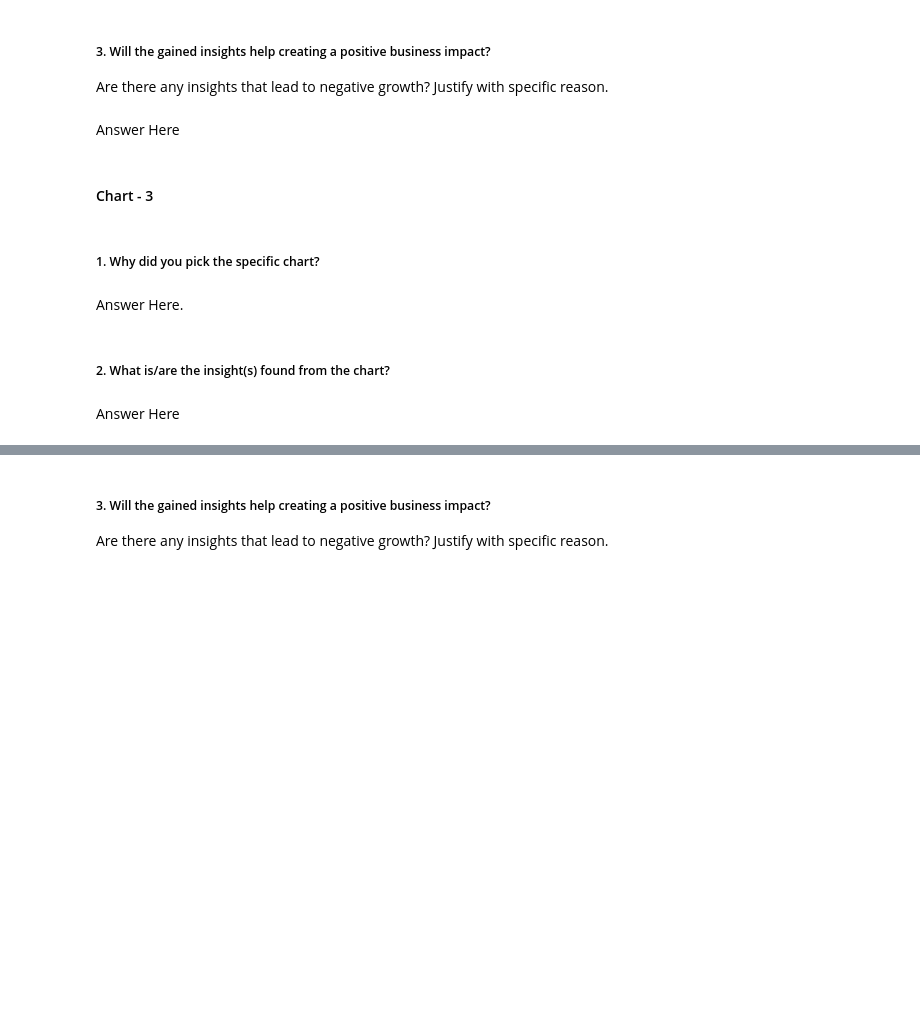
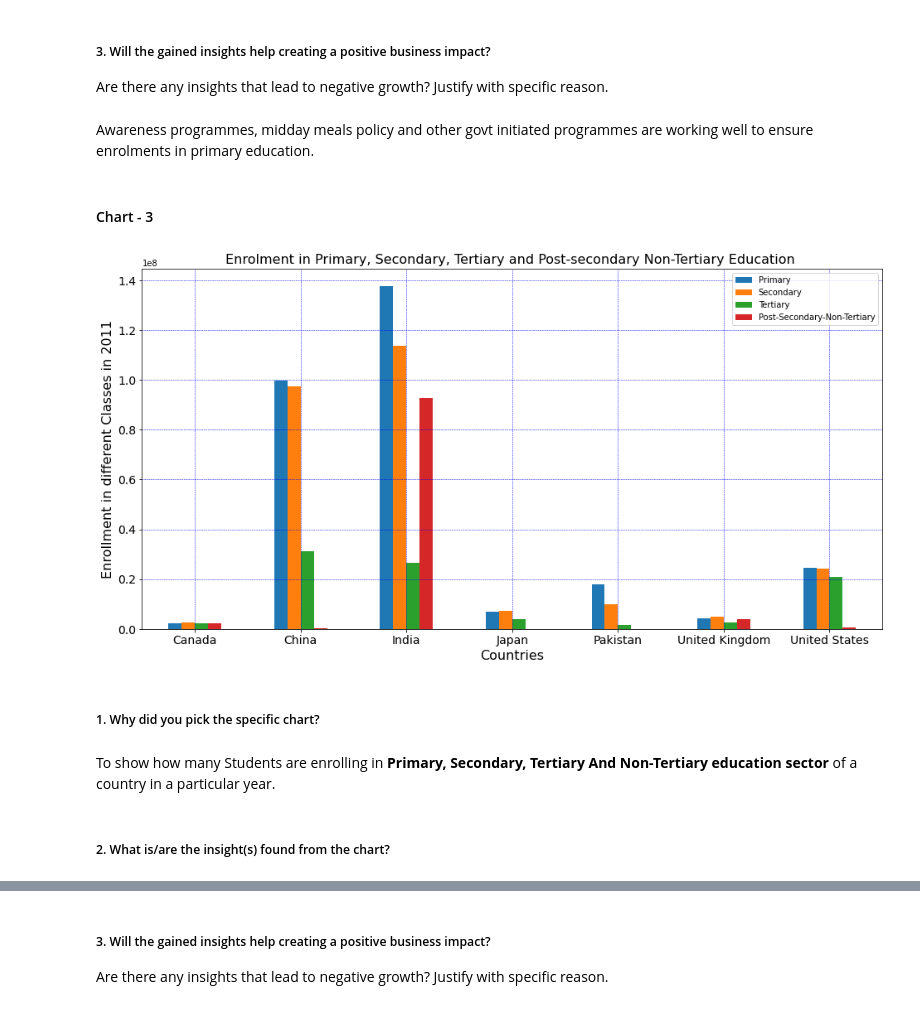
Before and after one commit to RobinBose774/EDA-Project-World-Bank-Global-Education-Analysis, a Jupyter notebook: EDA_project_World_Bank_Global_Education_Analysis.ipynb, the cells around one changed output, grey strips where cells are left out. Saved outputs shown, nothing was run; the diff lists cells and outputs as text; code cells hidden in the pictures; blank space fills up the shorter version.

```diff
--- a/EDA_project_World_Bank_Global_Education_Analysis.ipynb
+++ b/EDA_project_World_Bank_Global_Education_Analysis.ipynb
@@ -951,17 +1074,40 @@ Answer Here
 # %% [markdown]
 ##### 3. Will the gained insights help creating a positive business impact?
 Are there any insights that lead to negative growth? Justify with specific reason.
-# %% [markdown]
-Answer Here
+# %% [markdown]
+Awareness programmes, midday meals policy and other govt initiated programmes are working well to ensure enrolments in primary education.
 # %% [markdown]
 #### Chart - 3
 # %%
 # Chart - 3 visualization code
+# %%
+def get_dataframe(year):
+  temp, title_ = rowwise_data(Indicators[1])
+  countries = temp["Country Name"]
+  cols =["Primary","Secondary","Tertiary","Post-Secondary-Non-Tertiary"]
+  temporary_df = pd.DataFrame()
+  empty_list = []
+  for i in range(1,5):
+    temp1, titles = rowwise_data(Indicators[i])
+    empty_list.append(list(temp1[str(year)]))
+
+  temporary_df = pd.DataFrame(empty_list, columns = countries, index = cols)
+  temporary_df.fillna(temporary_df.mean(), inplace=True)
+
+  return temporary_df.T
+# %%
+year = 2011
+temporary_df_1 = get_dataframe(year)
+temporary_df_1.reset_index(inplace=True)
+temporary_df_1.plot(x="Country Name", kind = 'bar', title = "Enrolment in Primary, Secondary, Tertiary and Post-secondary Non-Tertiary Education ",
+                    xlabel = "Countries", ylabel = f"Enrollment in different Classes in {year}",rot=0,
+                    figsize = (16,8), fontsize = 14, grid = True)
+plt.grid(color = 'blue', linestyle = '--', linewidth = 0.5)
+# %% [output]
+[figure, added]
 # %% [markdown]
 ##### 1. Why did you pick the specific chart?
-# %% [markdown]
-Answer Here.
+# %% [markdown]
+To show how many Students are enrolling in **Primary, Secondary, Tertiary And Non-Tertiary education sector** of a country in a particular year.
 # %% [markdown]
 ##### 2. What is/are the insight(s) found from the chart?
-# %% [markdown]
-Answer Here
```
Also changed, not shown: parts of 203 cells of this notebook.
